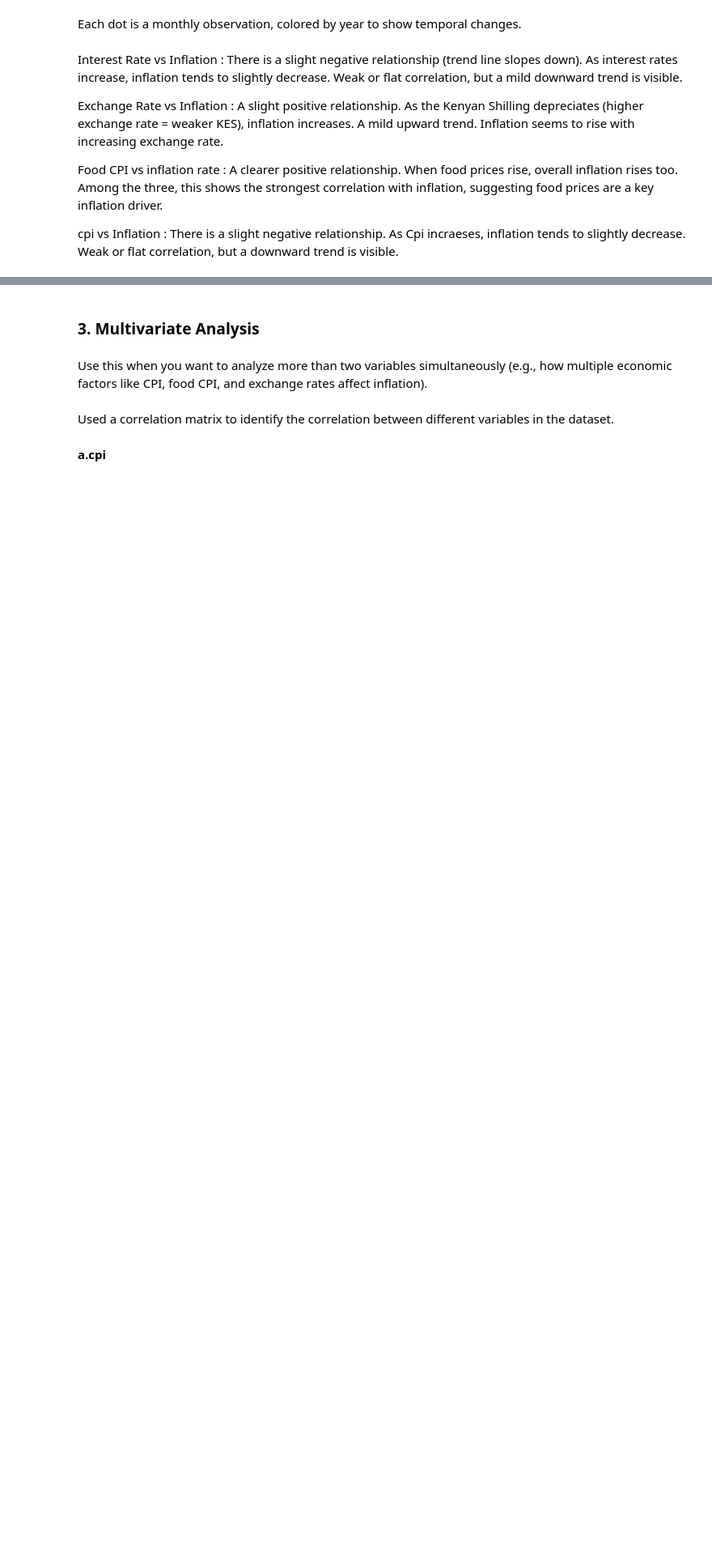
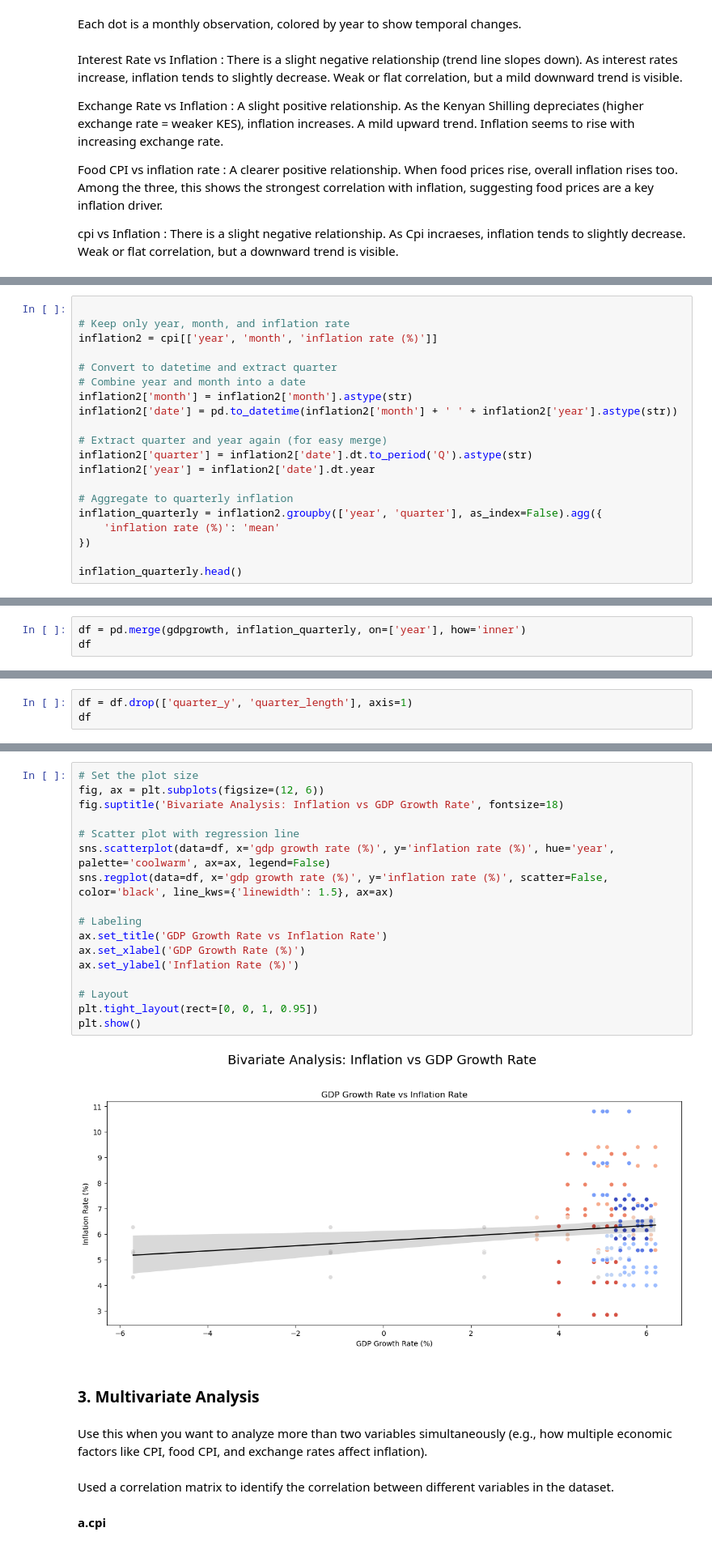
Before and after one commit to SharleentheCEO/Kenya_inflation_project, a Jupyter notebook: Analysis.ipynb, the cells around one changed output, grey strips where cells are left out. Shown: that part at 81% size. Cells and saved outputs as stored; diff of their text form; blank space fills up the shorter version.

```diff
--- a/Analysis.ipynb
+++ b/Analysis.ipynb
@@ -728,0 +549,20 @@ plt.show()
+# %%
+
+# Keep only year, month, and inflation rate
+inflation2 = cpi[['year', 'month', 'inflation rate (%)']]
+
+# Convert to datetime and extract quarter
+# Combine year and month into a date
+inflation2['month'] = inflation2['month'].astype(str)
+inflation2['date'] = pd.to_datetime(inflation2['month'] + ' ' + inflation2['year'].astype(str))
+
+# Extract quarter and year again (for easy merge)
+inflation2['quarter'] = inflation2['date'].dt.to_period('Q').astype(str)
+inflation2['year'] = inflation2['date'].dt.year
+
+# Aggregate to quarterly inflation
+inflation_quarterly = inflation2.groupby(['year', 'quarter'], as_index=False).agg({
+    'inflation rate (%)': 'mean'
+})
+
+inflation_quarterly.head()
@@ -728,0 +596,3 @@ plt.show()
+# %%
+df = pd.merge(gdpgrowth, inflation_quarterly, on=['year'], how='inner')
+df
@@ -728,0 +613,3 @@ plt.show()
+# %%
+df = df.drop(['quarter_y', 'quarter_length'], axis=1)
+df
@@ -729,3 +630,22 @@ plt.show()
+# %%
+# Set the plot size
+fig, ax = plt.subplots(figsize=(12, 6))
+fig.suptitle('Bivariate Analysis: Inflation vs GDP Growth Rate', fontsize=18)
+
+# Scatter plot with regression line
+sns.scatterplot(data=df, x='gdp growth rate (%)', y='inflation rate (%)', hue='year', palette='coolwarm', ax=ax, legend=False)
+sns.regplot(data=df, x='gdp growth rate (%)', y='inflation rate (%)', scatter=False, color='black', line_kws={'linewidth': 1.5}, ax=ax)
+
+# Labeling
+ax.set_title('GDP Growth Rate vs Inflation Rate')
+ax.set_xlabel('GDP Growth Rate (%)')
+ax.set_ylabel('Inflation Rate (%)')
+
+# Layout
+plt.tight_layout(rect=[0, 0, 1, 0.95])
+plt.show()
+# %% [output]
+[figure, added]
 # %% [markdown]
 ### 3. Multivariate Analysis
 # %% [markdown]
```
Also changed, not shown: parts of 17 cells of this notebook.
